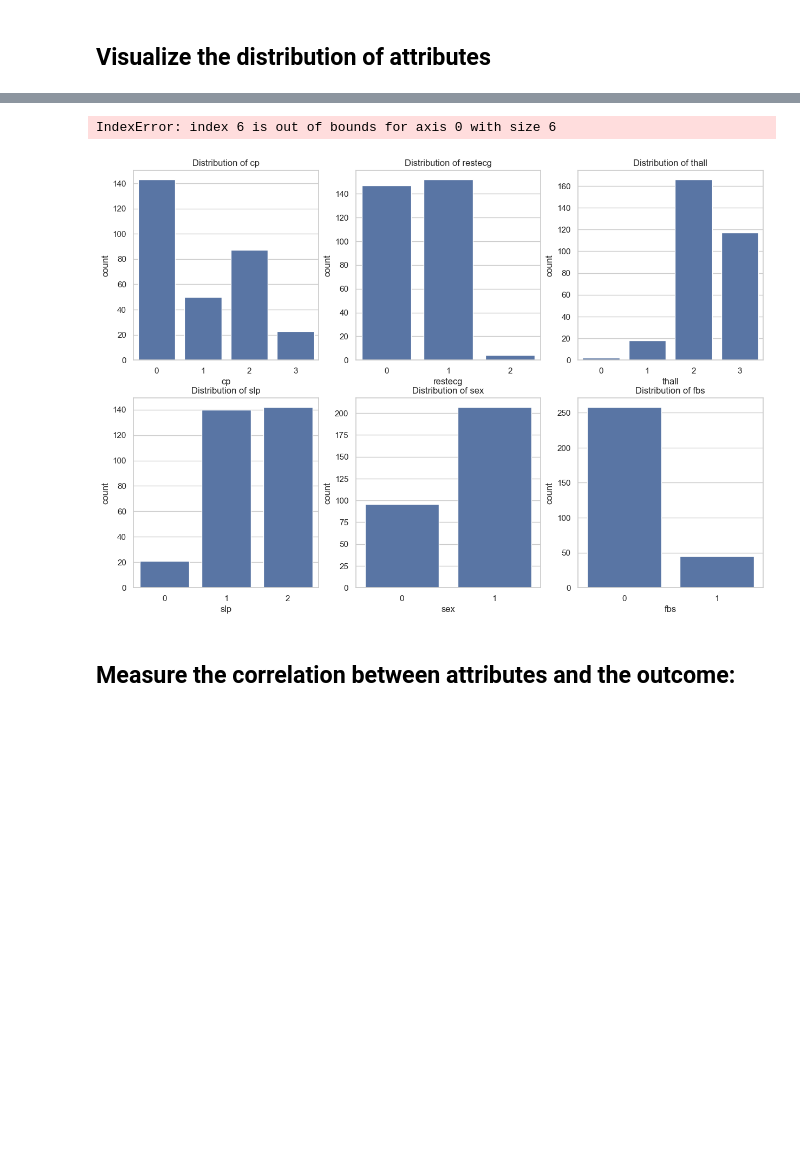
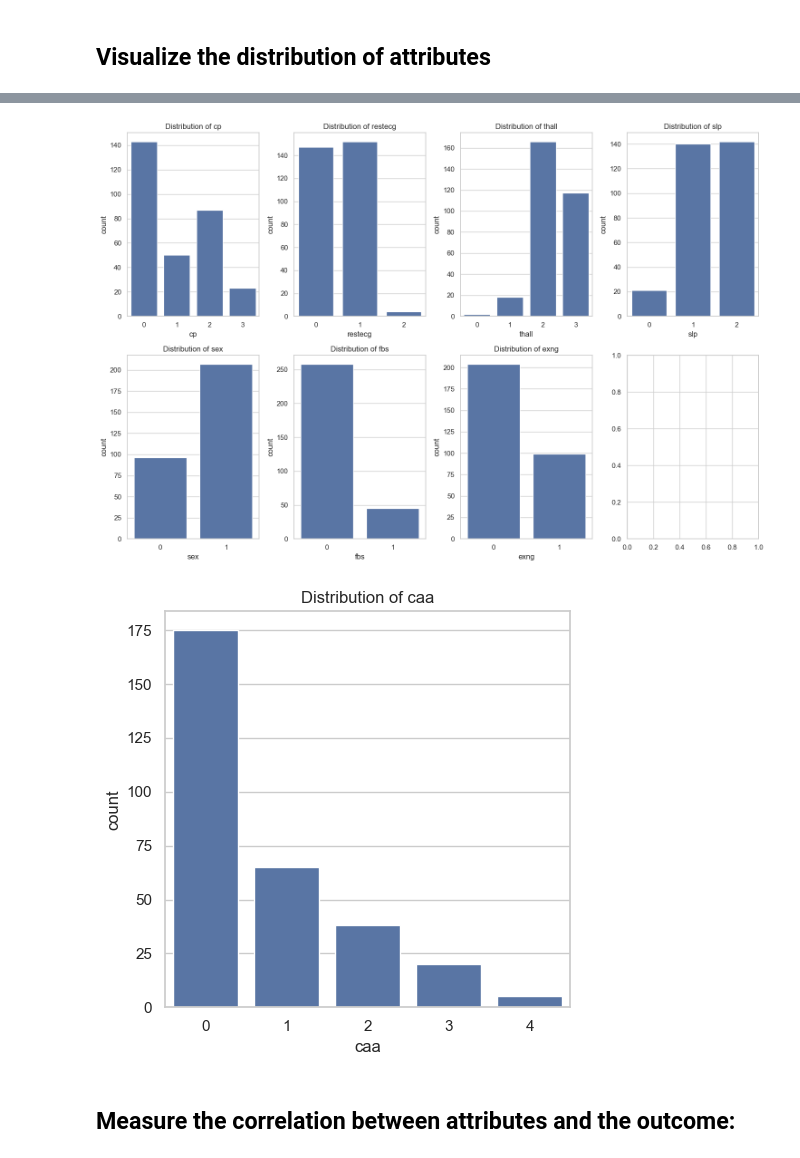
Before and after one commit to TimeLegend35/ml_group4_heart_attack, a Jupyter notebook: tobi3.ipynb, the cells around one changed output, grey strips where cells are left out. Cells and saved outputs as stored; diff of their text form; code cells hidden in the pictures; blank space fills up the shorter version.

Commit message:
graphs fix

```diff
--- a/tobi3.ipynb
+++ b/tobi3.ipynb
@@ -59,41 +59,41 @@ ordinal_features = ['caa']
 
 # Set the style of seaborn
 sns.set(style="whitegrid")
 
 # subplots for numerical features
 fig, axes = plt.subplots(nrows=2, ncols=3, figsize=(15, 10))
 axes = axes.flatten()
 
 for i, feature in enumerate(numeric_features):
     sns.histplot(heart_data[feature], kde=True, ax=axes[i])
     axes[i].set_title(f'Distribution of {feature}')
 
 plt.tight_layout()
 plt.show()
 
 # subplots for categorical features
-fig, axes = plt.subplots(nrows=2, ncols=3, figsize=(15, 10))
+fig, axes = plt.subplots(nrows=2, ncols=4, figsize=(15, 10))
 axes = axes.flatten()
 
 for i, feature in enumerate(categorical_features):
     sns.countplot(x=feature, data=heart_data, ax=axes[i])
     axes[i].set_title(f'Distribution of {feature}')
 
 plt.tight_layout()
 plt.show()
 
-# subplots for ordinal features
-fig, axes = plt.subplots(nrows=1, ncols=3, figsize=(15, 5))
-for i, feature in enumerate(ordinal_features):
-    sns.countplot(x=feature, data=heart_data, ax=axes[i])
-    axes[i].set_title(f'Distribution of {feature}')
+# subplot for ordinal features
+fig, ax = plt.subplots(nrows=1, ncols=1, figsize=(5, 5))
+
+sns.countplot(x='caa', data=heart_data, ax=ax)
+ax.set_title(f'Distribution of caa')
 
 plt.tight_layout()
 plt.show()
 # %% [output]
 [figure]
-IndexError: index 6 is out of bounds for axis 0 with size 6
-[figure, old version]
+[figure, new version]
+[figure, added]
 # %% [markdown]
 ## Measure the correlation between attributes and the outcome:
 # %% [markdown]
```
